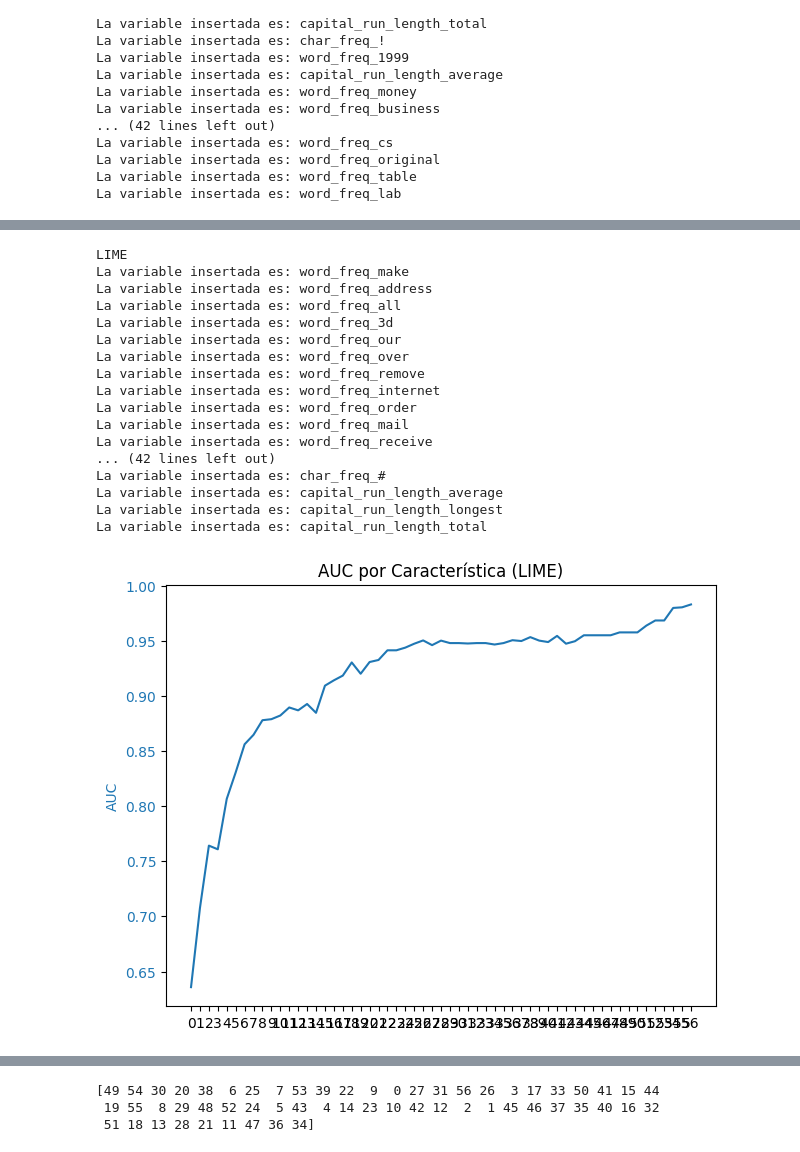
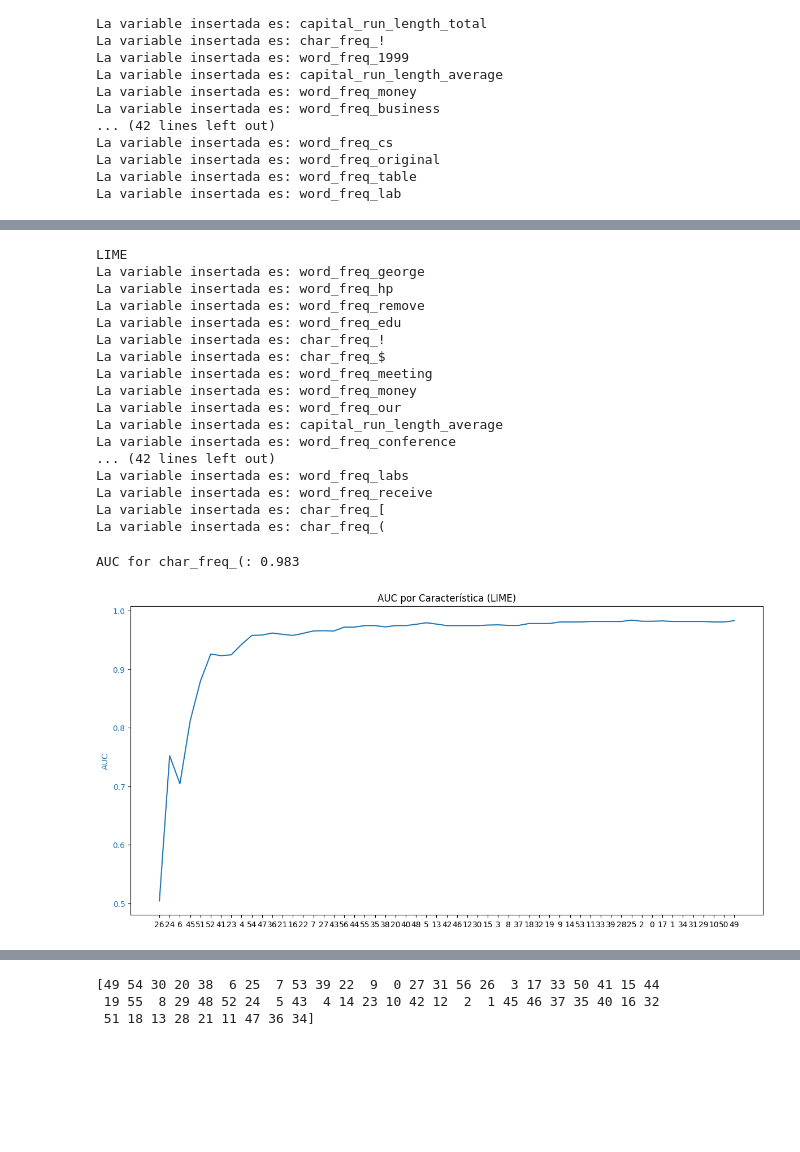
Before and after one commit to DavidGonzalezFernandez/XAI_exercises, a Jupyter notebook: Activities/Activity4/Activity_4.ipynb, the cells around one changed output, grey strips where cells are left out. Drawn from its saved outputs; the diff is of its cells as text; code cells hidden in the pictures; blank space fills up the shorter version.

```diff
--- a/Activities/Activity4/Activity_4.ipynb
+++ b/Activities/Activity4/Activity_4.ipynb
@@ -114,3 +114,6 @@ Accuracy: 0.94
 # @title create shap explainer
 explainer = shap.TreeExplainer(pipa.named_steps["gradientboostingclassifier"])
 shap_values = explainer.shap_values(X_test)
+# %%
+auc = roc_auc_score(y_test, y_pred)
+print(f"AUC: {auc:.3f}")
@@ -159,0 +171,17 @@ X does not have valid feature names, but StandardScaler was fitted with feature
+# %%
+# @title Extract attribute names without '>' or '<' symbols
+lime_attribute_names = []
+
+for entry, _ in lime_exp.as_list():
+    parts = entry.split()
+    if parts[0].replace(".", "", 1).isdigit():
+        # If the first element is a number, use the second element as the name
+        lime_attribute_names.append(parts[2])
+    else:
+        # If the first element is not a number, use it as the name
+        lime_attribute_names.append(parts[0])
+
+# Print attribute names
+print("Attribute names used by LIME:")
+for attribute in lime_attribute_names:
+    print(attribute)
@@ -284,0 +336,4 @@ lime_feature_order = np.argsort(
+# %%
+# @title Get feature importance order from LIME values
+lime_feature_order = [list(feature_dict.keys())[list(feature_dict.values()).index(attribute)] for attribute in lime_attribute_names]
+print(lime_feature_order)
@@ -290,22 +347,28 @@ feature_insertion_lime = calculate_feature_insertion_metrics(
 )
 # %% [output]
 LIME
-La variable insertada es: word_freq_make
-La variable insertada es: word_freq_address
-La variable insertada es: word_freq_all
-La variable insertada es: word_freq_3d
+La variable insertada es: word_freq_george
+La variable insertada es: word_freq_hp
+La variable insertada es: word_freq_remove
+La variable insertada es: word_freq_edu
+La variable insertada es: char_freq_!
+La variable insertada es: char_freq_$
+La variable insertada es: word_freq_meeting
+La variable insertada es: word_freq_money
 La variable insertada es: word_freq_our
-La variable insertada es: word_freq_over
-La variable insertada es: word_freq_remove
-La variable insertada es: word_freq_internet
-La variable insertada es: word_freq_order
-La variable insertada es: word_freq_mail
+La variable insertada es: capital_run_length_average
+La variable insertada es: word_freq_conference
+... (42 lines left out)
+La variable insertada es: word_freq_labs
 La variable insertada es: word_freq_receive
-... (42 lines left out)
-La variable insertada es: char_freq_#
-La variable insertada es: capital_run_length_average
-La variable insertada es: capital_run_length_longest
-La variable insertada es: capital_run_length_total
+La variable insertada es: char_freq_[
+La variable insertada es: char_freq_(
+# %%
+# @title AUC for feature insertion using SHAP
+last_key = list(feature_insertion_lime.keys())[-1]
+print(f"AUC for {last_key}: {feature_insertion_lime[last_key]['auc']:.3f}")
+# %% [output]
+AUC for char_freq_(: 0.983
 # %%
 # @title Get feature importance order from LIME values
 features_lime = list(feature_insertion_lime.keys())
@@ -322,19 +385,19 @@ features_list_lime = [
 ]
 # %%
 # @title Plot accuracies for feature insertion using LIME
-fig, ax1 = plt.subplots()
+fig, ax1 = plt.subplots(figsize=(12, 6))
 
 color = "tab:blue"
 ax1.set_ylabel("AUC", color=color)
 ax1.plot(
     feature_indices_lime, auc_scores_lime, color=color
 )  # Use feature_indices instead of features
 ax1.tick_params(axis="y", labelcolor=color)
 
 fig.tight_layout()
 plt.title("AUC por Característica (LIME)")
 plt.show()
 # %% [output]
-[figure, old version]
+[figure, new version]
 # %%
 # @title Plot AUC for feature insertion using LIME
```
Also changed, not shown: parts of 18 cells of this notebook, 1 other file.
